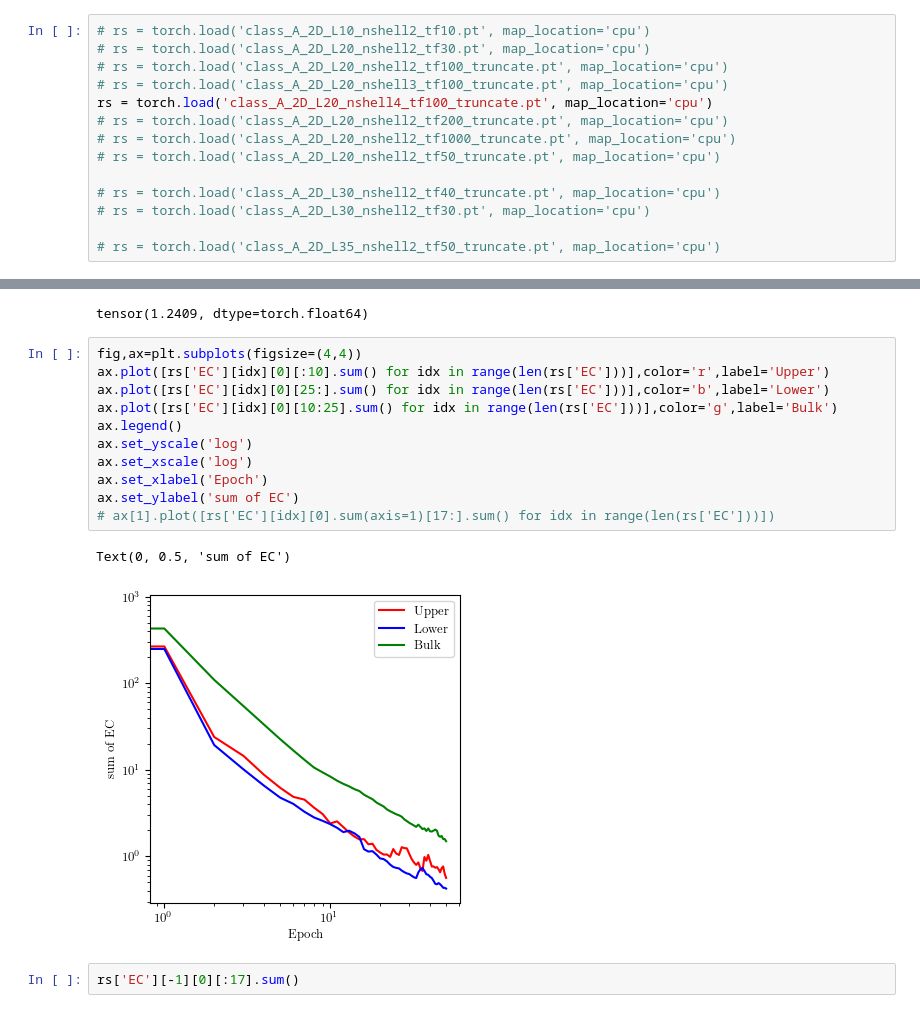
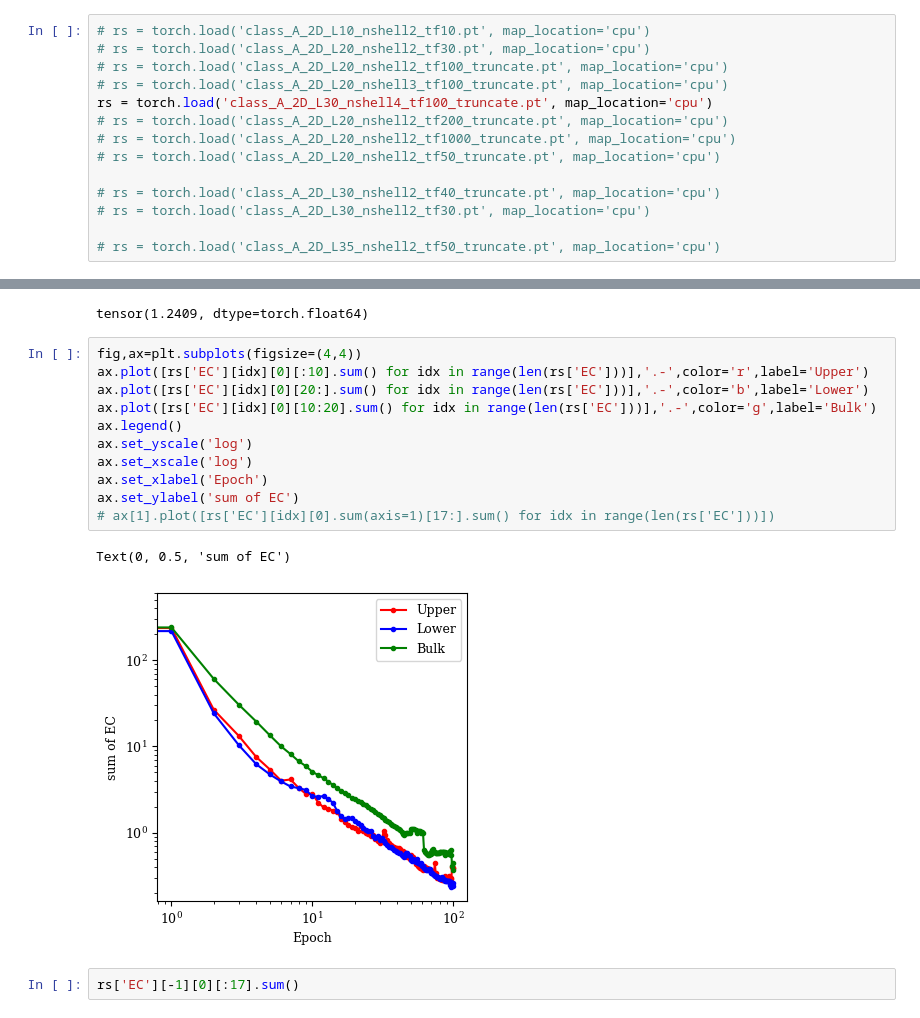
Before and after one commit to hainingpan/GTN, a Jupyter notebook: test_pytorch.ipynb, the cells around one changed output, grey strips where cells are left out. Drawn from its saved outputs; the diff is of its cells as text.

```diff
--- a/test_pytorch.ipynb
+++ b/test_pytorch.ipynb
@@ -617,7 +587,7 @@ tensor([1.0015, 1.0015, 1.0015,  ..., 1.0000, 1.0000, 1.0000], device='cuda:0')
 # rs = torch.load('class_A_2D_L20_nshell2_tf30.pt', map_location='cpu')
 # rs = torch.load('class_A_2D_L20_nshell2_tf100_truncate.pt', map_location='cpu')
 # rs = torch.load('class_A_2D_L20_nshell3_tf100_truncate.pt', map_location='cpu')
-rs = torch.load('class_A_2D_L20_nshell4_tf100_truncate.pt', map_location='cpu')
+rs = torch.load('class_A_2D_L30_nshell4_tf100_truncate.pt', map_location='cpu')
 # rs = torch.load('class_A_2D_L20_nshell2_tf200_truncate.pt', map_location='cpu')
 # rs = torch.load('class_A_2D_L20_nshell2_tf1000_truncate.pt', map_location='cpu')
 # rs = torch.load('class_A_2D_L20_nshell2_tf50_truncate.pt', map_location='cpu')
@@ -721,18 +690,18 @@ rs['EC'][-1][0].sum(axis=1)[:17].sum()
 tensor(1.2409, dtype=torch.float64)
 # %%
 fig,ax=plt.subplots(figsize=(4,4))
-ax.plot([rs['EC'][idx][0][:10].sum() for idx in range(len(rs['EC']))],color='r',label='Upper')
-ax.plot([rs['EC'][idx][0][25:].sum() for idx in range(len(rs['EC']))],color='b',label='Lower')
-ax.plot([rs['EC'][idx][0][10:25].sum() for idx in range(len(rs['EC']))],color='g',label='Bulk')
+ax.plot([rs['EC'][idx][0][:10].sum() for idx in range(len(rs['EC']))],'.-',color='r',label='Upper')
+ax.plot([rs['EC'][idx][0][20:].sum() for idx in range(len(rs['EC']))],'.-',color='b',label='Lower')
+ax.plot([rs['EC'][idx][0][10:20].sum() for idx in range(len(rs['EC']))],'.-',color='g',label='Bulk')
 ax.legend()
 ax.set_yscale('log')
 ax.set_xscale('log')
 ax.set_xlabel('Epoch')
 ax.set_ylabel('sum of EC')
 # ax[1].plot([rs['EC'][idx][0].sum(axis=1)[17:].sum() for idx in range(len(rs['EC']))])
 # %% [output]
 Text(0, 0.5, 'sum of EC')
-[figure, old version]
+[figure, new version]
 # %%
 rs['EC'][-1][0][:17].sum()
 # %% [output]
```
Also changed, not shown: parts of 16 cells of this notebook, 1 other file.
